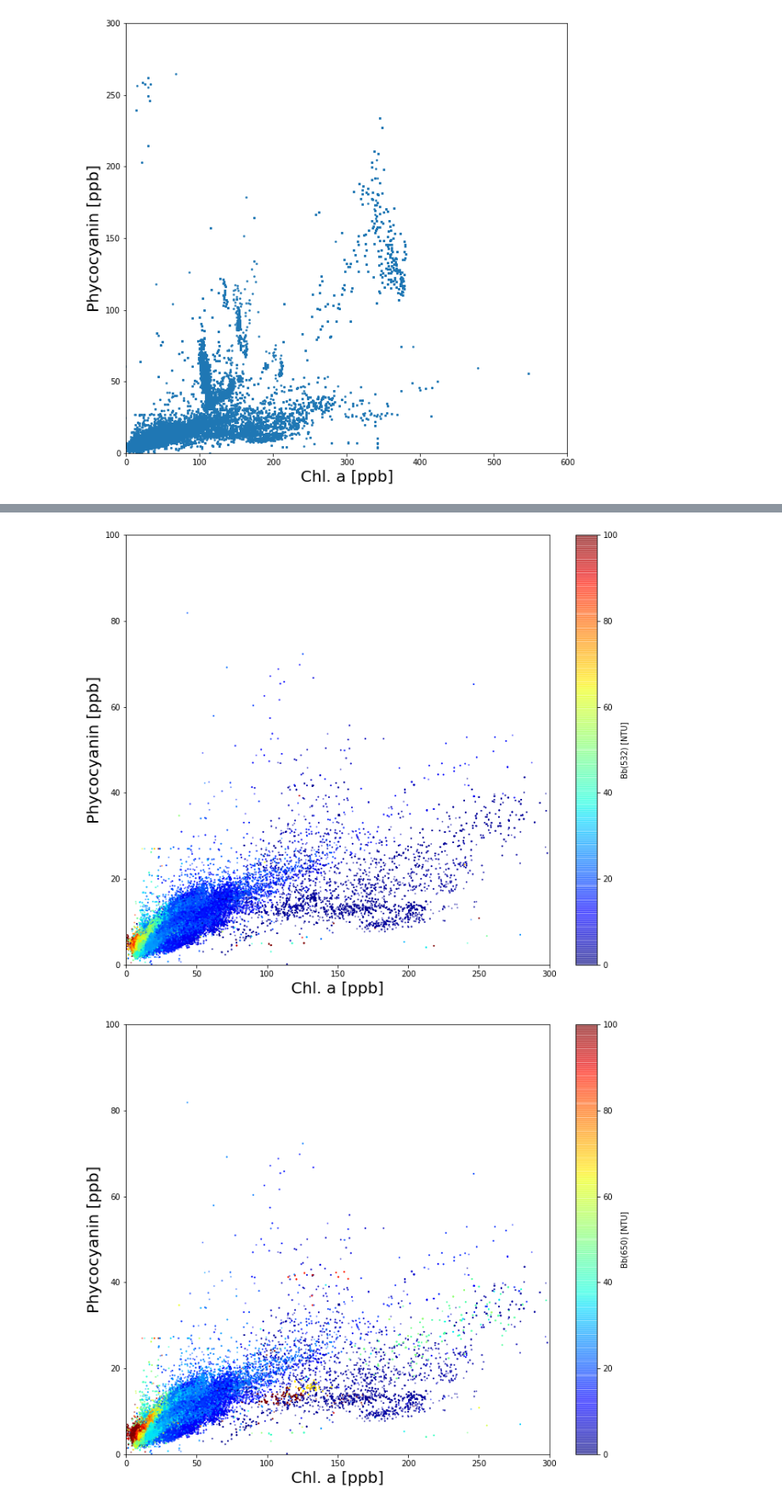
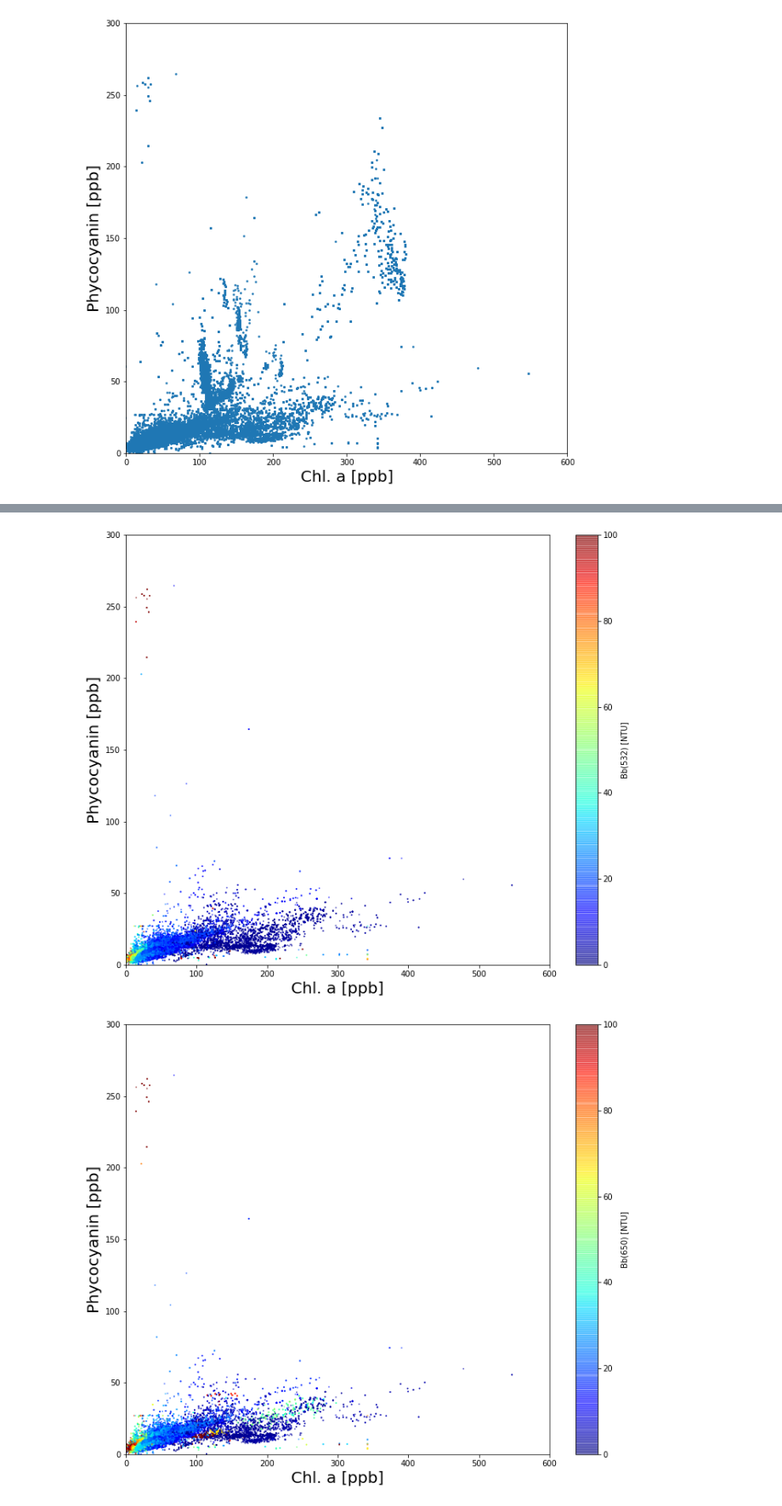
Before and after one commit to vrx-/navocean, a Jupyter notebook: Sailboat process.ipynb, the cells around one changed output, grey strips where cells are left out. Shown at 85% size. Saved outputs shown, nothing was run; the diff lists cells and outputs as text; code cells hidden in the pictures.

```diff
--- a/Sailboat process.ipynb
+++ b/Sailboat process.ipynb
@@ -36,7 +36,7 @@ class Sailboat():
 
     def plot(self, x_variable, y_variable,
             xlim=None, ylim=None, x_fontsize=20, y_fontsize=20, p_size=5,
-             jet_convert=False, show_backscatter=False, bb='bb470', vmin=0, vmax=200):
+             jet_convert=False, show_z=False, z='bb470', vmin=0, vmax=200):
         self.str_to_float(x_variable)
         self.str_to_float(y_variable)
         x_column = self.variable_to_column_name[x_variable]
@@ -58,14 +58,14 @@ class Sailboat():
         #else:
         #    plt.scatter(self.data[x_column], self.data[y_column], s=p_size)
 
-        if show_backscatter:
-            self.str_to_float(bb)
-            bb_column_name = self.variable_to_column_name[bb]
-            self.color = self.data[bb_column_name]
+        if show_z:
+            self.str_to_float(z)
+            z_column_name = self.variable_to_column_name[z]
+            self.color = self.data[z_column_name]
             plt.figure(figsize=(12,10))
             plt.scatter(self.data[x_column], self.data[y_column], s=p_size,
                 c=self.color, alpha=0.5, vmin=vmin, vmax=vmax, cmap='jet')
-            plt.colorbar(label=bb_column_name)
+            plt.colorbar(label=z_column_name)
         else:
             plt.figure(figsize=(10,10))
             plt.scatter(self.data[x_column], self.data[y_column], s=p_size)
@@ -126,6 +126,6 @@ sailboat = Sailboat()
 sailboat.data = pd.concat(all_df, ignore_index=True)
 for bb in ['bb470', 'bb532', 'bb650']:
     sailboat.plot(x_variable='chla', y_variable='phycocyanin',
-                 xlim=(0,300), ylim=(0,100), p_size=1,
-                  show_backscatter=True, bb=bb, vmin=0, vmax=100)
+                 xlim=(0,600), ylim=(0,300), p_size=1,
+                  show_z=True, z=bb, vmin=0, vmax=100)
 # %% [output]
@@ -133,2 +133,2 @@ for bb in ['bb470', 'bb532', 'bb650']:
-[figure, old version]
+[figure, new version]
-[figure, old version]
+[figure, new version]
```
Also changed, not shown: parts of 5 cells of this notebook.
